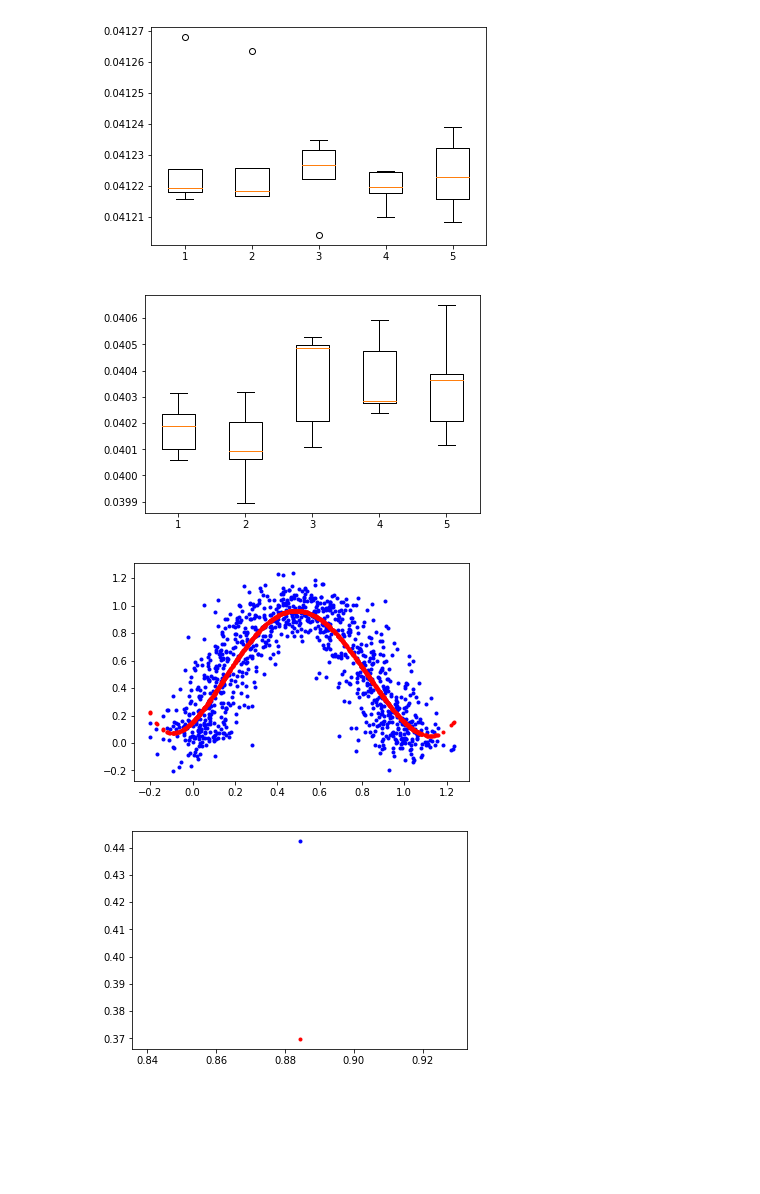
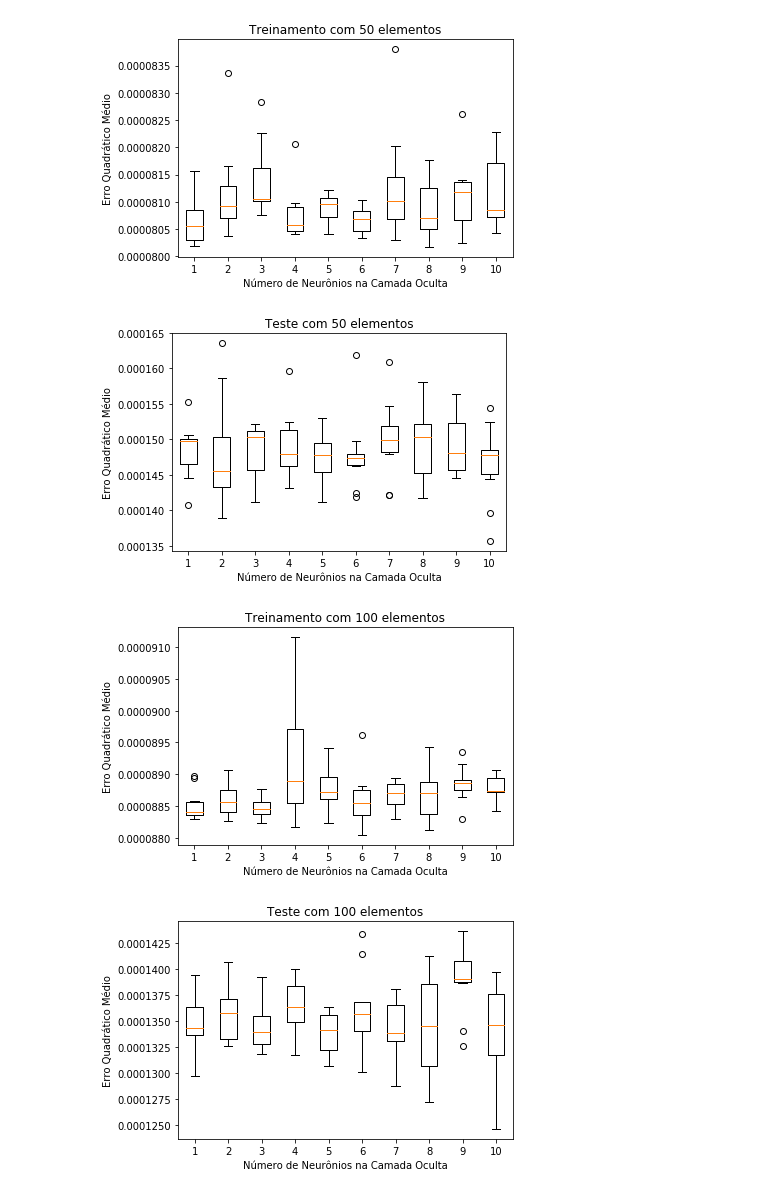
Before and after one commit to cleversonahum/UFPA-RedesNeurais, a Jupyter notebook: 6 - Treinando e testando conjunto usando Cross Validation.ipynb, the cells around one changed output. Cells and saved outputs as stored; diff of their text form; code cells hidden in the pictures; blank space fills up the shorter version.

Commit message:
Criando função para treinamento com cross validation e plotando os box plots para diferentes tamanhos do conjunto de treinamento

```diff
--- a/6 - Treinando e testando conjunto usando Cross Validation.ipynb
+++ b/6 - Treinando e testando conjunto usando Cross Validation.ipynb
@@ -23,8 +52,0 @@ D = x[0,1:N]
-# %%
-Xtr = X[0:1000]
-Dtr = D[0:1000]
-Xt = X[1000:]
-Dt = D[1000:]
-print(Dtr.shape, Xtr.shape, Dt.shape, Xt.shape)
-P = 5 #numero de neurônios
-N = 5 #Número de repetições por neurônios
@@ -33,3 +53,7 @@ N = 5 #Número de repetições por neurônios
+# %%
+COMP = [50, 100, 500, 1000] #Comprimentos sugeridos conjunto de treinamento
+P = 10 #numero de neurônios
+N = 10 #Número de repetições por neurônios
 # %%
 #Utilizaremos uma função para treinamento da ELM de acordo com o explicado no documento 3
 def treinaelm(X,D,P):
@@ -102,29 +109,34 @@ array([[ 0.04018668,  0.0398951 ,  0.04020841,  0.0402376 ,  0.04038608],
-# %%
-import matplotlib.pyplot as plt
-#Erro de predição no treinamento
-plt.figure(1)
-plt.boxplot(erropredtr)
-plt.show()
-# %% [output]
-[figure, removed]
-# %%
-#Erro de predição no teste
-plt.figure(2)
-plt.boxplot(erropredt)
-plt.show()
-# %% [output]
-[figure, removed]
-# %%
-#Gráfico relação X x D e X x Ytr
-plt.figure(3)
-plt.plot(X_train, D_train, 'b.', X_train, Ytr, 'r.')
-plt.show()
-# %% [output]
-[figure, removed]
-# %%
-#Gráfico relação X_test x D_test e X_test x Yt
-plt.figure(3)
-plt.plot(X_test, D_test, 'b.', X_test, Yt, 'r.')
-plt.show()
-# %% [output]
-[figure, removed]
+# %%
+#Conjunto de treinamento com 50 elementos
+cont_figure = 0
+
+for comp in COMP:
+    cont_figure+=1
+    Xtr = X[0:comp]
+    Dtr = D[0:comp]
+    Xt = X[comp:2*comp]
+    Dt = D[comp:2*comp]
+    [erropredtr,erropredt] = cross_train(N, P, Xtr, Xt, Dtr, Dt)
+
+    #Erro de predição no treinamento
+    plt.figure(cont_figure)
+    plt.title("Treinamento com "+ str(comp)+ " elementos")
+    plt.xlabel("Número de Neurônios na Camada Oculta")
+    plt.ylabel("Erro Quadrático Médio")
+    plt.boxplot(erropredtr)
+    plt.show()
+
+    cont_figure+=1
+
+    #Erro de predição no teste
+    plt.figure(cont_figure)
+    plt.title("Teste com " + str(comp) + " elementos")
+    plt.xlabel("Número de Neurônios na Camada Oculta")
+    plt.ylabel("Erro Quadrático Médio")
+    plt.boxplot(erropredt)
+    plt.show()
+# %% [output]
+[figure, added]
+[figure, added]
+[figure, added]
+[figure, added]
```
Also changed, not shown: parts of 7 cells of this notebook.
